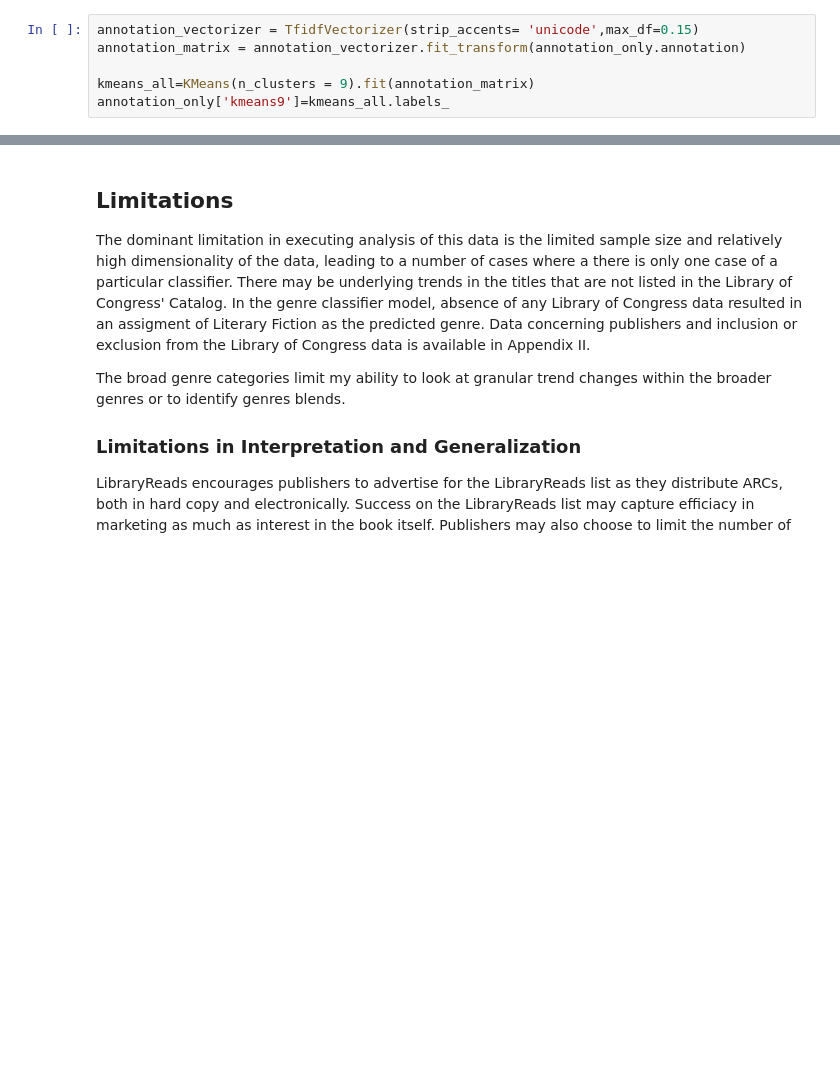
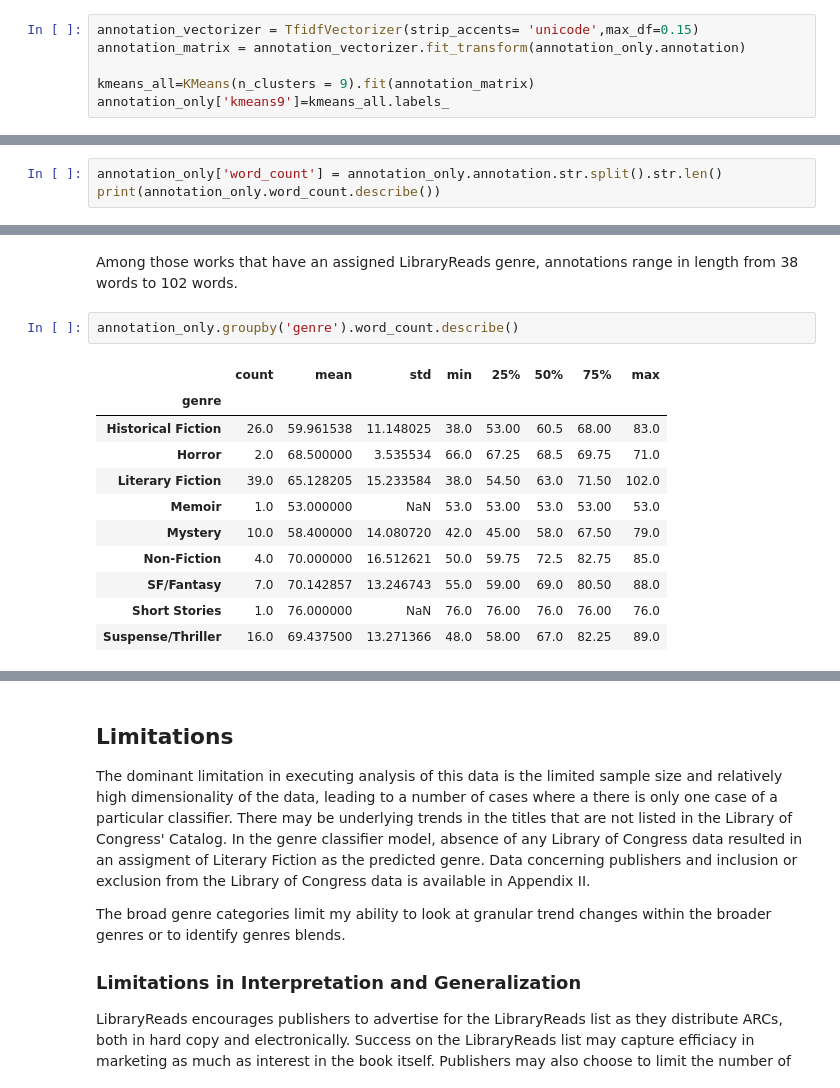
Before and after one commit to ataylor624/INFO2950, a Jupyter notebook: Phase V/Final Report Format.ipynb, the cells around one changed output, grey strips where cells are left out. Cells and saved outputs as stored; diff of their text form; blank space fills up the shorter version.

```diff
--- a/Phase V/Final Report Format.ipynb
+++ b/Phase V/Final Report Format.ipynb
@@ -875,0 +899,3 @@ just
+# %%
+annotation_only['word_count'] = annotation_only.annotation.str.split().str.len()
+print(annotation_only.word_count.describe())
@@ -875,0 +912,16 @@ just
+# %% [markdown]
+Among those works that have an assigned LibraryReads genre, annotations range in length from 38 words to 102 words.
+# %%
+annotation_only.groupby('genre').word_count.describe()
+# %% [output]
+|  | count | mean | std | min | 25% | 50% | 75% | max |
+| genre |  |  |  |  |  |  |  |  |
+| Historical Fiction | 26.0 | 59.961538 | 11.148025 | 38.0 | 53.00 | 60.5 | 68.00 | 83.0 |
+| Horror | 2.0 | 68.500000 | 3.535534 | 66.0 | 67.25 | 68.5 | 69.75 | 71.0 |
+| Literary Fiction | 39.0 | 65.128205 | 15.233584 | 38.0 | 54.50 | 63.0 | 71.50 | 102.0 |
+| Memoir | 1.0 | 53.000000 | NaN | 53.0 | 53.00 | 53.0 | 53.00 | 53.0 |
+| Mystery | 10.0 | 58.400000 | 14.080720 | 42.0 | 45.00 | 58.0 | 67.50 | 79.0 |
+| Non-Fiction | 4.0 | 70.000000 | 16.512621 | 50.0 | 59.75 | 72.5 | 82.75 | 85.0 |
+| SF/Fantasy | 7.0 | 70.142857 | 13.246743 | 55.0 | 59.00 | 69.0 | 80.50 | 88.0 |
+| Short Stories | 1.0 | 76.000000 | NaN | 76.0 | 76.00 | 76.0 | 76.00 | 76.0 |
+| Suspense/Thriller | 16.0 | 69.437500 | 13.271366 | 48.0 | 58.00 | 67.0 | 82.25 | 89.0 |
```
Also changed, not shown: parts of 15 cells of this notebook.
